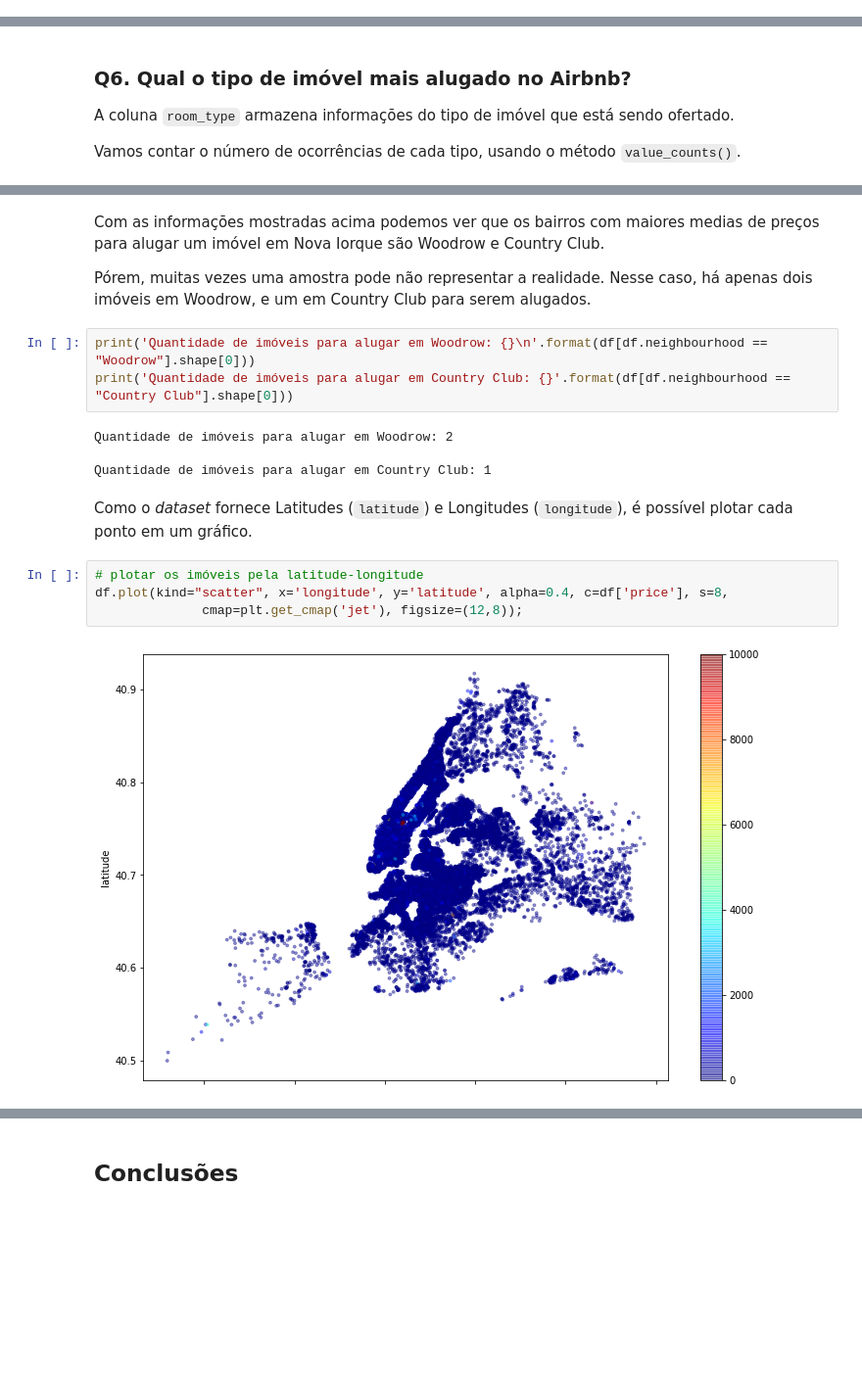
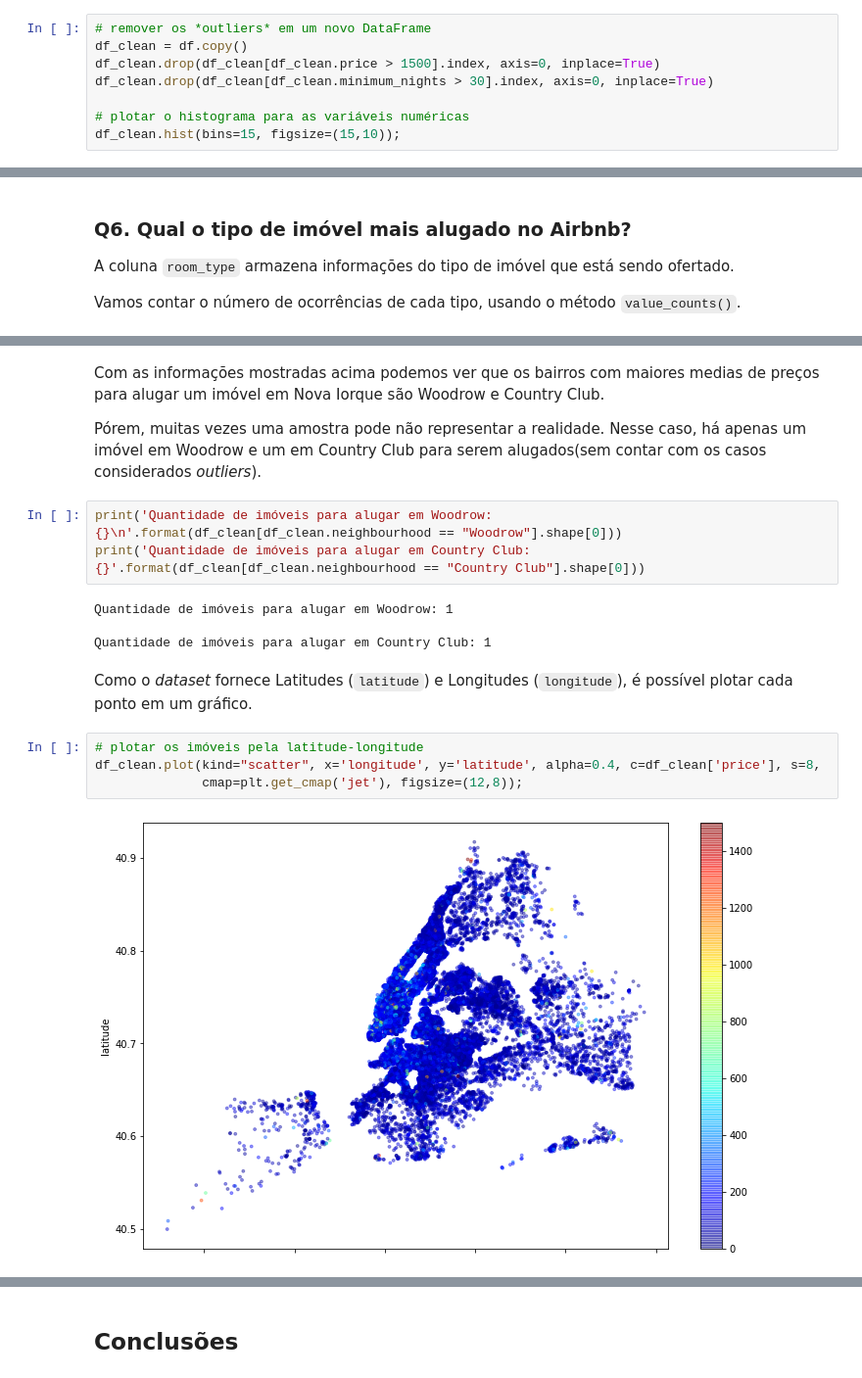
Before and after one commit to RafaelVendiciano/Portfolio, a Jupyter notebook: Analisando_os_Dados_do_Airbnb_(Nova_Iorque).ipynb, the cells around one changed output, grey strips where cells are left out. Shown at 98% size. Cells and saved outputs as stored; diff of their text form; blank space fills up the shorter version.

```diff
--- a/Analisando_os_Dados_do_Airbnb_(Nova_Iorque).ipynb
+++ b/Analisando_os_Dados_do_Airbnb_(Nova_Iorque).ipynb
@@ -147,0 +201,8 @@ A média dos preços de aluguel é de aproximadamente $163 por dia
+# %%
+# remover os *outliers* em um novo DataFrame
+df_clean = df.copy()
+df_clean.drop(df_clean[df_clean.price > 1500].index, axis=0, inplace=True)
+df_clean.drop(df_clean[df_clean.minimum_nights > 30].index, axis=0, inplace=True)
+
+# plotar o histograma para as variáveis numéricas
+df_clean.hist(bins=15, figsize=(15,10));
@@ -218,20 +281,20 @@ Name: price, dtype: float64
 # %% [markdown]
 Com as informações mostradas acima podemos ver que os bairros com maiores medias de preços para alugar um imóvel em Nova Iorque são Woodrow e Country Club.
 
-Pórem, muitas vezes uma amostra pode não representar a realidade. Nesse caso, há apenas dois imóveis em Woodrow, e um em Country Club para serem alugados.
+Pórem, muitas vezes uma amostra pode não representar a realidade. Nesse caso, há apenas um imóvel em Woodrow e um em Country Club para serem alugados(sem contar com os casos considerados *outliers*).
 # %%
-print('Quantidade de imóveis para alugar em Woodrow: {}\n'.format(df[df.neighbourhood == "Woodrow"].shape[0]))
-print('Quantidade de imóveis para alugar em Country Club: {}'.format(df[df.neighbourhood == "Country Club"].shape[0]))
+print('Quantidade de imóveis para alugar em Woodrow: {}\n'.format(df_clean[df_clean.neighbourhood == "Woodrow"].shape[0]))
+print('Quantidade de imóveis para alugar em Country Club: {}'.format(df_clean[df_clean.neighbourhood == "Country Club"].shape[0]))
 # %% [output]
-Quantidade de imóveis para alugar em Woodrow: 2
+Quantidade de imóveis para alugar em Woodrow: 1
 
 Quantidade de imóveis para alugar em Country Club: 1
 # %% [markdown]
 Como o *dataset* fornece Latitudes (`latitude`) e Longitudes (`longitude`), é possível plotar cada ponto em um gráfico.
 # %%
 # plotar os imóveis pela latitude-longitude
-df.plot(kind="scatter", x='longitude', y='latitude', alpha=0.4, c=df['price'], s=8,
+df_clean.plot(kind="scatter", x='longitude', y='latitude', alpha=0.4, c=df_clean['price'], s=8,
               cmap=plt.get_cmap('jet'), figsize=(12,8));
 # %% [output]
-[figure, old version]
+[figure, new version]
 # %% [markdown]
```
Also changed, not shown: parts of 21 cells of this notebook.
